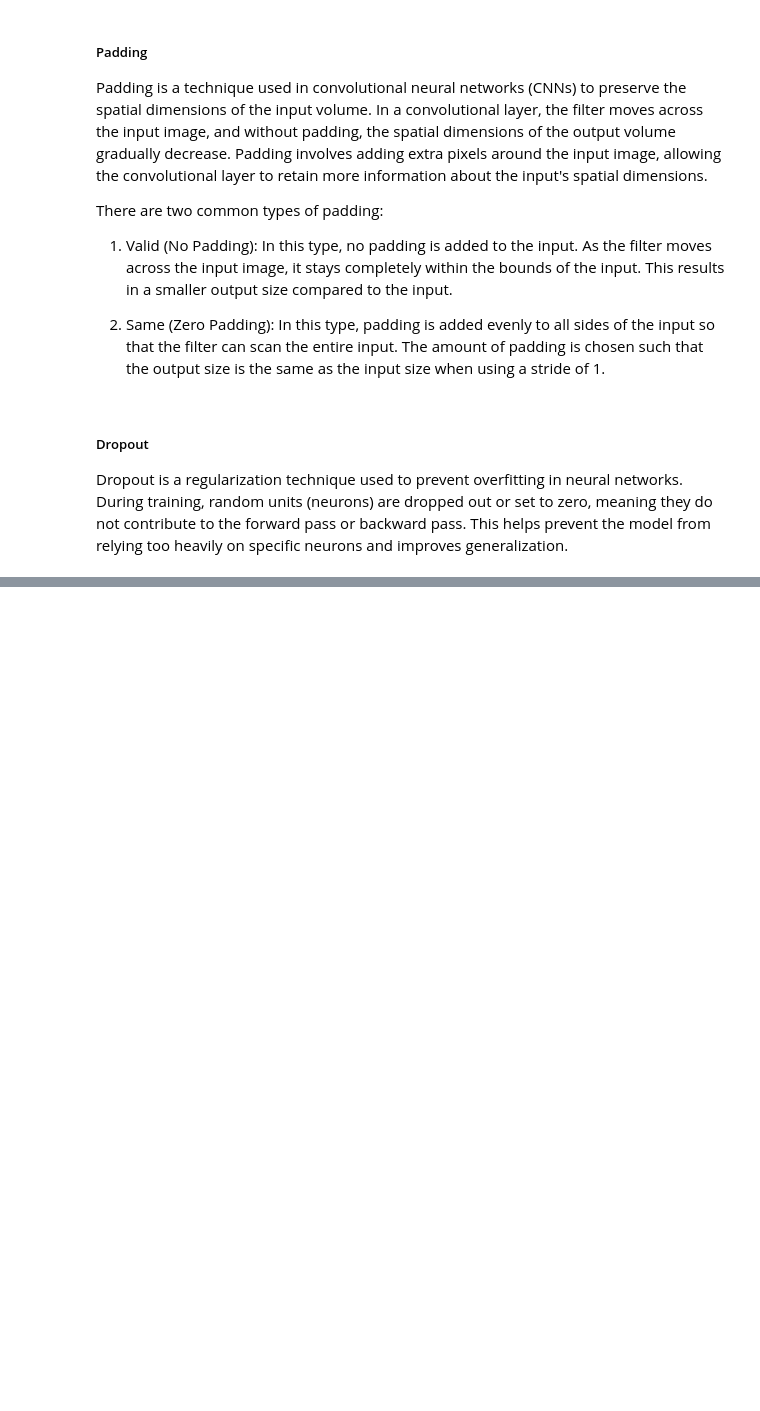
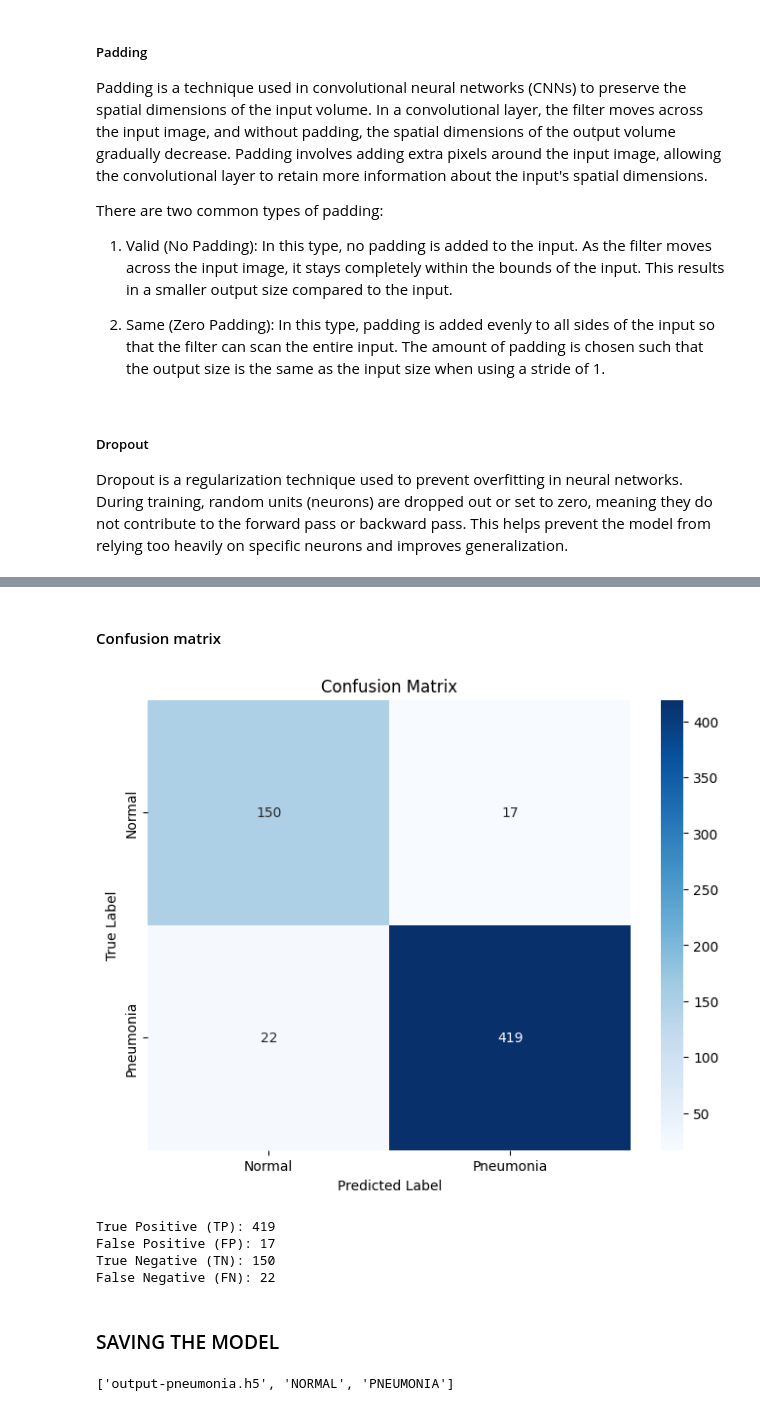
Before and after one commit to mafaves/AI-projects, a Jupyter notebook: image_dataset/Chest_X-Ray_Images_Pneumonia/chest_x_ray_pneumonia.ipynb, the cells around one changed output, grey strips where cells are left out. Cells and saved outputs as stored; diff of their text form; code cells hidden in the pictures; blank space fills up the shorter version.

```diff
--- a/image_dataset/Chest_X-Ray_Images_Pneumonia/chest_x_ray_pneumonia.ipynb
+++ b/image_dataset/Chest_X-Ray_Images_Pneumonia/chest_x_ray_pneumonia.ipynb
@@ -467,0 +734,52 @@ Dropout is a regularization technique used to prevent overfitting in neural netw
+# %% [markdown]
+#### Confusion matrix
+# %%
+def calculate_confusion_matrix(model, dataset):
+    y_true = []  # Label yang sebenarnya
+    y_pred = []  # Label hasil prediksi
+
+    # Iterasi melalui dataset untuk mendapatkan label sebenarnya dan hasil prediksi
+    for image, label in dataset:
+        predictions = model.predict(image,verbose=0)
+        y_true.extend(label.numpy())
+        y_pred.extend(np.round(predictions).flatten())
+
+    # Menghitung confusion matrix
+    conf_matrix = confusion_matrix(y_true, y_pred)
+
+    #Plot confusion_matrix
+    plt.figure(figsize=(8, 6))
+    sns.heatmap(conf_matrix, annot=True, fmt="d", cmap="Blues",
+                xticklabels=['Normal', 'Pneumonia'],
+                yticklabels=['Normal', 'Pneumonia'])
+    plt.title('Confusion Matrix')
+    plt.xlabel('Predicted Label')
+    plt.ylabel('True Label')
+    plt.show()
+
+    # Ekstraksi TP, FP, TN, FN
+    #gunakan ravel() atau flatten() untuk mendapatkan array satu dimensi
+    tn, fp, fn, tp = conf_matrix.ravel()
+    #tp = conf_matrix[1, 1]
+    #p = conf_matrix[0, 1]
+    #tn = conf_matrix[0, 0]
+    #fn = conf_matrix[1, 0]
+
+    return tp, fp, tn, fn
+# %%
+# Menghitung confusion matrix dari model terload dan dataset test
+tp, fp, tn, fn = calculate_confusion_matrix(model4, test_ds)
+
+# Menampilkan hasil
+print("True Positive (TP):", tp)
+print("False Positive (FP):", fp)
+print("True Negative (TN):", tn)
+print("False Negative (FN):", fn)
+# %% [output]
+[figure, added]
+True Positive (TP): 419
+False Positive (FP): 17
+True Negative (TN): 150
+False Negative (FN): 22
+# %% [markdown]
+### SAVING THE MODEL
@@ -468,3 +788,14 @@ Dropout is a regularization technique used to prevent overfitting in neural netw
+# %%
+# Define the path to the extracted directory
+extracted_dir = '/tmp/chest_xray/images'
+
+# List the contents of the directory
+contents = os.listdir(extracted_dir)
+
+# Print the contents
+print(contents)
+# %% [output]
+['output-pneumonia.h5', 'NORMAL', 'PNEUMONIA']
 # %%
 input_shape = (BATCH_SIZE, IMAGE_SIZE, IMAGE_SIZE, CHANNELS)
 n_classes = 2
```
Also changed, not shown: parts of 41 cells of this notebook.
